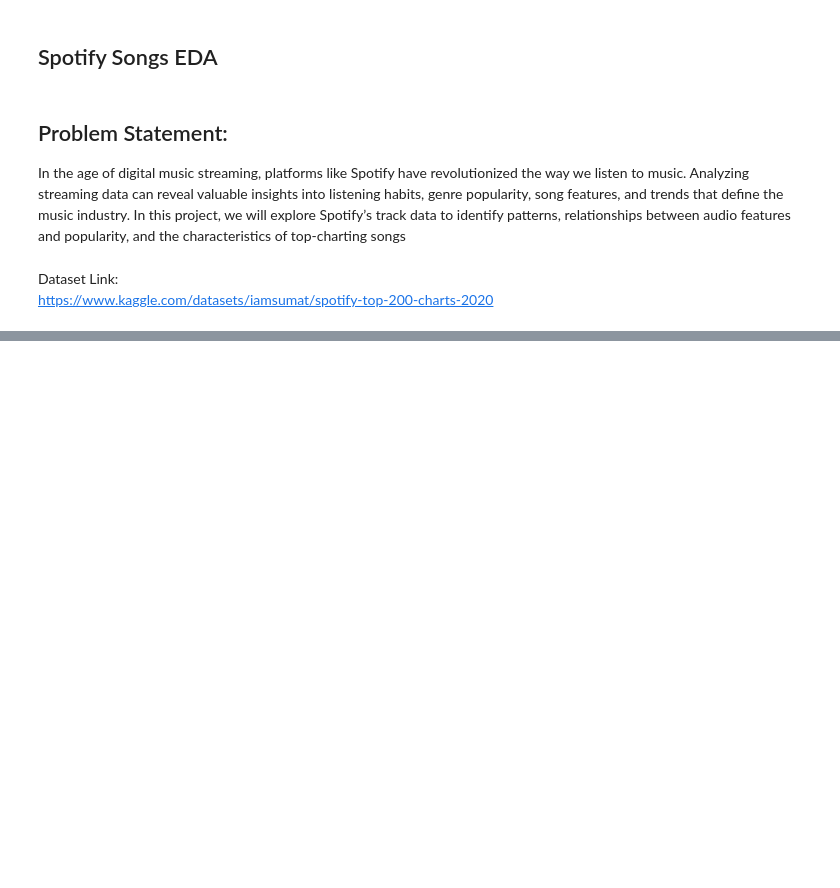
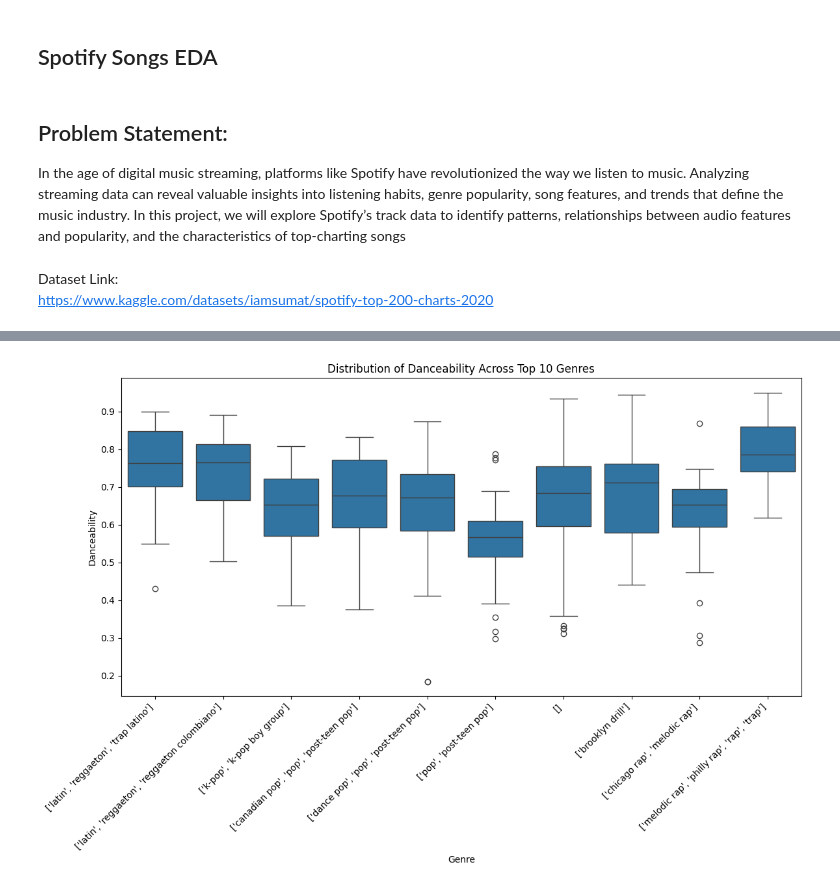
Before and after one commit to emadadnan000/SMIT-AI-DS, a Jupyter notebook: Project/Spotify EDA.ipynb, the cells around one changed output, grey strips where cells are left out. Cells and saved outputs as stored; diff of their text form; code cells hidden in the pictures; blank space fills up the shorter version.

```diff
--- a/Project/Spotify EDA.ipynb
+++ b/Project/Spotify EDA.ipynb
@@ -26,0 +84,5 @@ import numpy as np
+# %%
+# 4 What are the most common genres?
+
+common_genres = df['Genre'].value_counts().head(10)
+common_genres
@@ -26,0 +196,14 @@ import numpy as np
+# %%
+# 3 Boxplot showing distribution of danceability across genres.
+plt.figure(figsize=(12, 8))
+# Get top 10 genres for better visualization
+top_10_genres = common_genres.head(10).index
+df_filtered = df[df['Genre'].isin(top_10_genres)]
+
+sns.boxplot(data=df_filtered, x='Genre', y='Danceability')
+plt.title('Distribution of Danceability Across Top 10 Genres')
+plt.xticks(rotation=45, ha='right')
+plt.tight_layout()
+plt.show()
+# %% [output]
+[figure, added]
```
Also changed, not shown: parts of 16 cells of this notebook, 6 other files.
